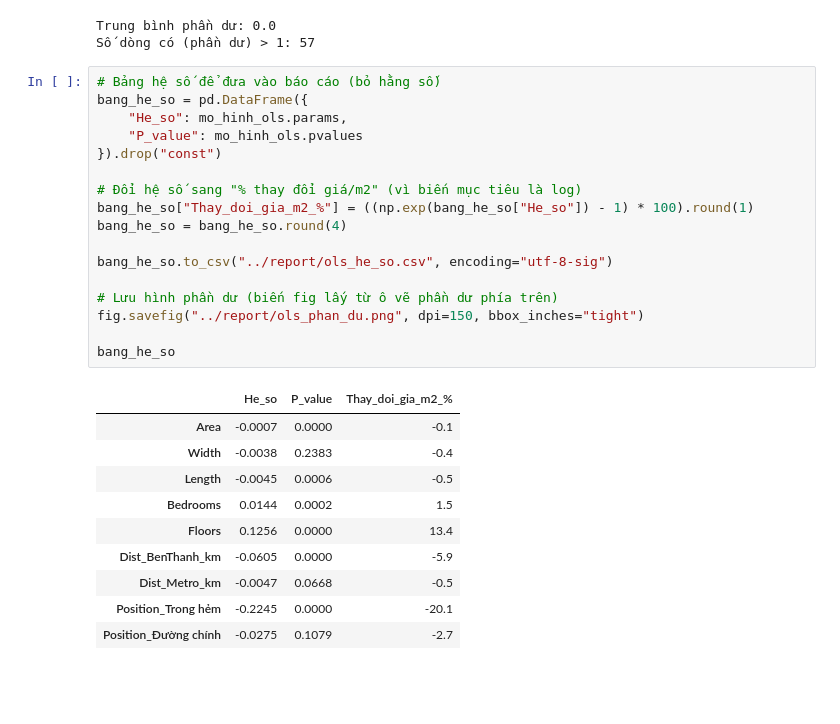
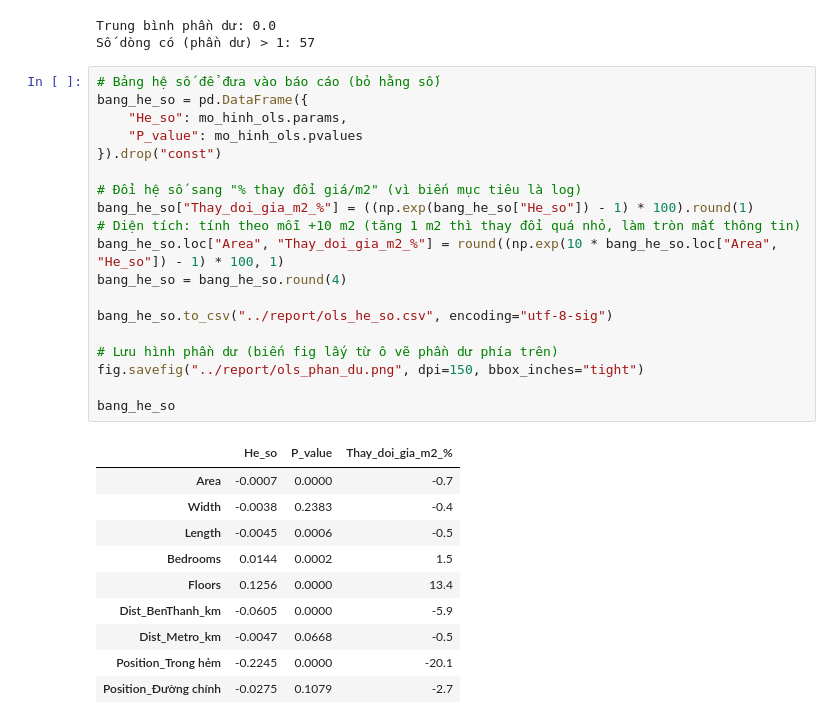
Before and after one commit to VuHuyen-Khanh/HCM-housing-price-analysis, a Jupyter notebook: notebooks/ols.ipynb, the cells around one changed output. Cells and saved outputs as stored; diff of their text form; blank space fills up the shorter version.

```diff
--- a/notebooks/ols.ipynb
+++ b/notebooks/ols.ipynb
@@ -145,23 +145,25 @@ Số dòng có (phần dư) > 1: 57
 # %%
 # Bảng hệ số để đưa vào báo cáo (bỏ hằng số)
 bang_he_so = pd.DataFrame({
     "He_so": mo_hinh_ols.params,
     "P_value": mo_hinh_ols.pvalues
 }).drop("const")
 
 # Đổi hệ số sang "% thay đổi giá/m2" (vì biến mục tiêu là log)
 bang_he_so["Thay_doi_gia_m2_%"] = ((np.exp(bang_he_so["He_so"]) - 1) * 100).round(1)
+# Diện tích: tính theo mỗi +10 m2 (tăng 1 m2 thì thay đổi quá nhỏ, làm tròn mất thông tin)
+bang_he_so.loc["Area", "Thay_doi_gia_m2_%"] = round((np.exp(10 * bang_he_so.loc["Area", "He_so"]) - 1) * 100, 1)
 bang_he_so = bang_he_so.round(4)
 
 bang_he_so.to_csv("../report/ols_he_so.csv", encoding="utf-8-sig")
 
 # Lưu hình phần dư (biến fig lấy từ ô vẽ phần dư phía trên)
 fig.savefig("../report/ols_phan_du.png", dpi=150, bbox_inches="tight")
 
 bang_he_so
 # %% [output]
 |  | He_so | P_value | Thay_doi_gia_m2_% |
-| Area | -0.0007 | 0.0000 | -0.1 |
+| Area | -0.0007 | 0.0000 | -0.7 |
 | Width | -0.0038 | 0.2383 | -0.4 |
 | Length | -0.0045 | 0.0006 | -0.5 |
 | Bedrooms | 0.0144 | 0.0002 | 1.5 |
```
Also changed, not shown: parts of 1 cell of this notebook, 3 other files.
